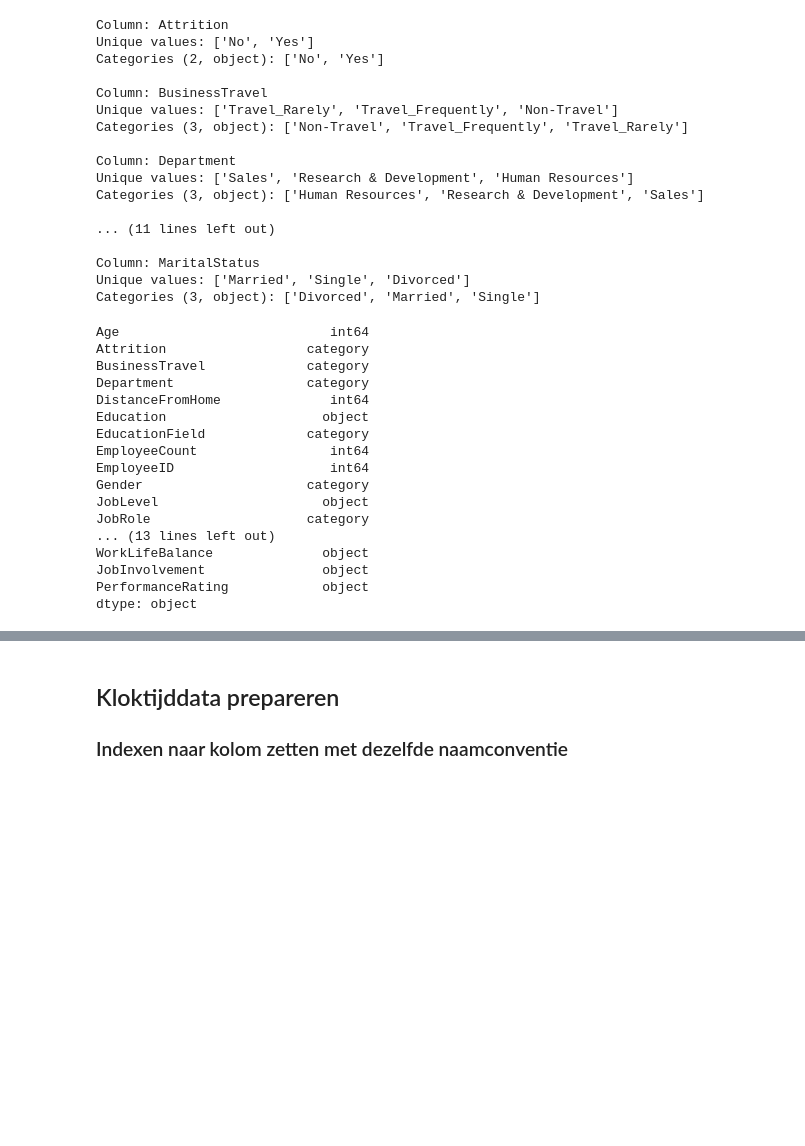
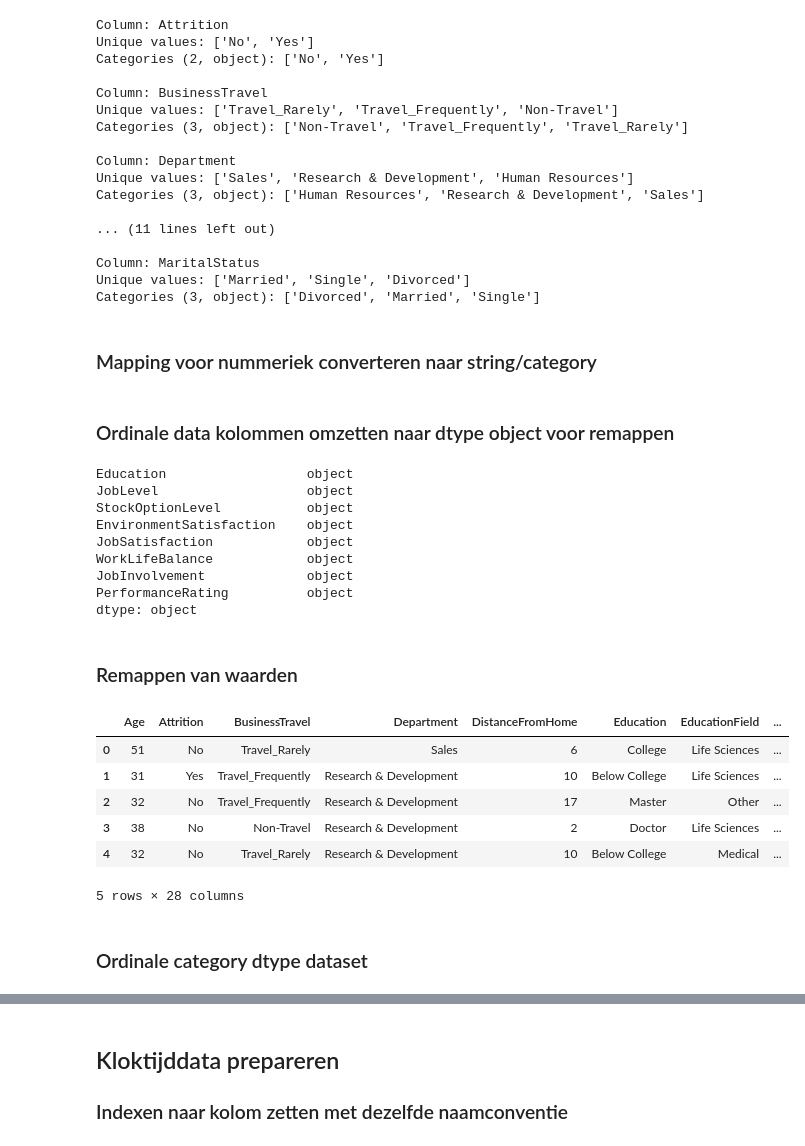
Before and after one commit to SevenNightsDarkCrow/Business_Analytics_I-HR, a Jupyter notebook: Notebooks/Onderzoek.ipynb, the cells around one changed output, grey strips where cells are left out. Cells and saved outputs as stored; diff of their text form; code cells hidden in the pictures; blank space fills up the shorter version.

```diff
--- a/Notebooks/Onderzoek.ipynb
+++ b/Notebooks/Onderzoek.ipynb
@@ -368,0 +395,6 @@ Unique values: ['Married' 'Single' 'Divorced']
+# %%
+# Float data naar integer data
+data_subset[data_floats] = data_subset[data_floats].astype('Int64')
+
+# Resultaat
+data_subset.info()
@@ -402,6 +455,8 @@ Categories (3, object): ['Human Resources', 'Research & Development', 'Sales']
 Column: MaritalStatus
 Unique values: ['Married', 'Single', 'Divorced']
 Categories (3, object): ['Divorced', 'Married', 'Single']
+# %% [markdown]
+### Mapping voor nummeriek converteren naar string/category
 # %%
 # Ordinale kolommen selecteren; deze kolommen hebben een logische volgorde
 ordinal_mapping = {
@@ -456,29 +511,43 @@ ordinal_mapping = {
         4: "Best"
         }
     }
+# %% [markdown]
+### Ordinale data kolommen omzetten naar dtype object voor remappen
 # %%
 # Dictionary keys gebruiken om de kolommen te selecteren
 for column in ordinal_mapping.keys():
-    if column in data_subset.columns:                               # Controleer of de kolom bestaat in de DataFrame
-        data_subset[column] = data_subset[column].astype('object')  # Omzetten naar het datatype 'object'
+    if column in data_subset_cat.columns:                                   # Controleer of de kolom bestaat in de DataFrame
+        data_subset_cat[column] = data_subset_cat[column].astype('object')  # Omzetten naar het datatype 'object'
 
 # Controleer de resultaten
-print(data_subset.dtypes)  # Dit toont de datatypes van elke kolom
+print(data_subset_cat.dtypes[data_subset_cat.dtypes == 'object'])
 # %% [output]
-Age                           int64
-Attrition                  category
-BusinessTravel             category
-Department                 category
-DistanceFromHome              int64
-Education                    object
-EducationField             category
-EmployeeCount                 int64
-EmployeeID                    int64
-Gender                     category
-JobLevel                     object
-JobRole                    category
-... (13 lines left out)
-WorkLifeBalance              object
-JobInvolvement               object
-PerformanceRating            object
+Education                  object
+JobLevel                   object
+StockOptionLevel           object
+EnvironmentSatisfaction    object
+JobSatisfaction            object
+WorkLifeBalance            object
+JobInvolvement             object
+PerformanceRating          object
 dtype: object
+# %% [markdown]
+### Remappen van waarden
+# %%
+# Mapping toepassen op de kolommen
+for column, mapping in ordinal_mapping.items():
+    if column in data_subset_cat.columns:                                                               # Controleer of de kolom bestaat in de DataFrame
+        data_subset_cat[column] = data_subset_cat[column].map(mapping).fillna(data_subset_cat[column])  # Mapping toepassen
+
+# Controleer de resultaten
+data_subset_cat.head()
+# %% [output]
+|  | Age | Attrition | BusinessTravel | Department | DistanceFromHome | Education | EducationField | ... |
+| 0 | 51 | No | Travel_Rarely | Sales | 6 | College | Life Sciences | ... |
+| 1 | 31 | Yes | Travel_Frequently | Research & Development | 10 | Below College | Life Sciences | ... |
+| 2 | 32 | No | Travel_Frequently | Research & Development | 17 | Master | Other | ... |
+| 3 | 38 | No | Non-Travel | Research & Development | 2 | Doctor | Life Sciences | ... |
+| 4 | 32 | No | Travel_Rarely | Research & Development | 10 | Below College | Medical | ... |
+5 rows × 28 columns
+# %% [markdown]
+### Ordinale category dtype dataset
```
Also changed, not shown: parts of 19 cells of this notebook.
